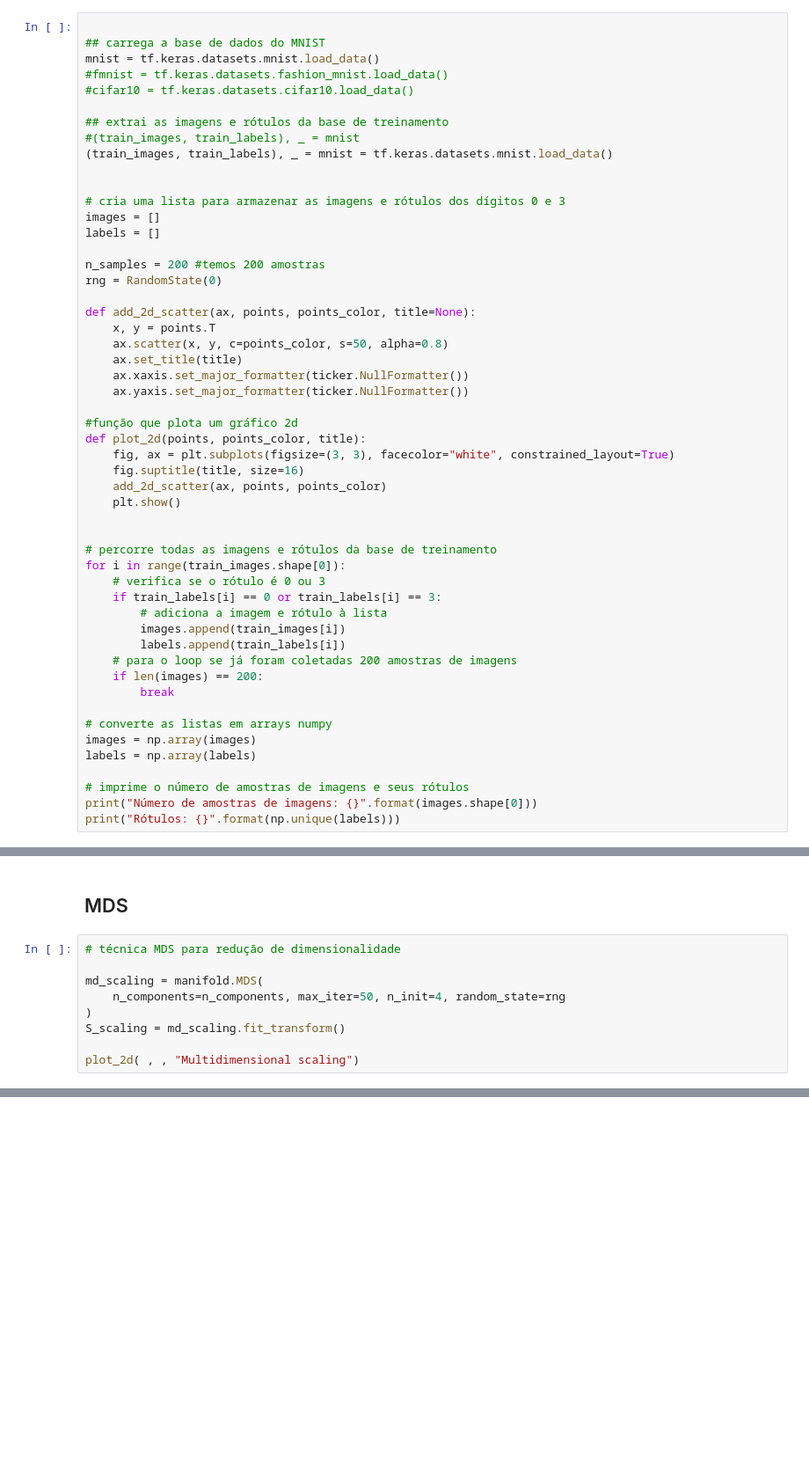
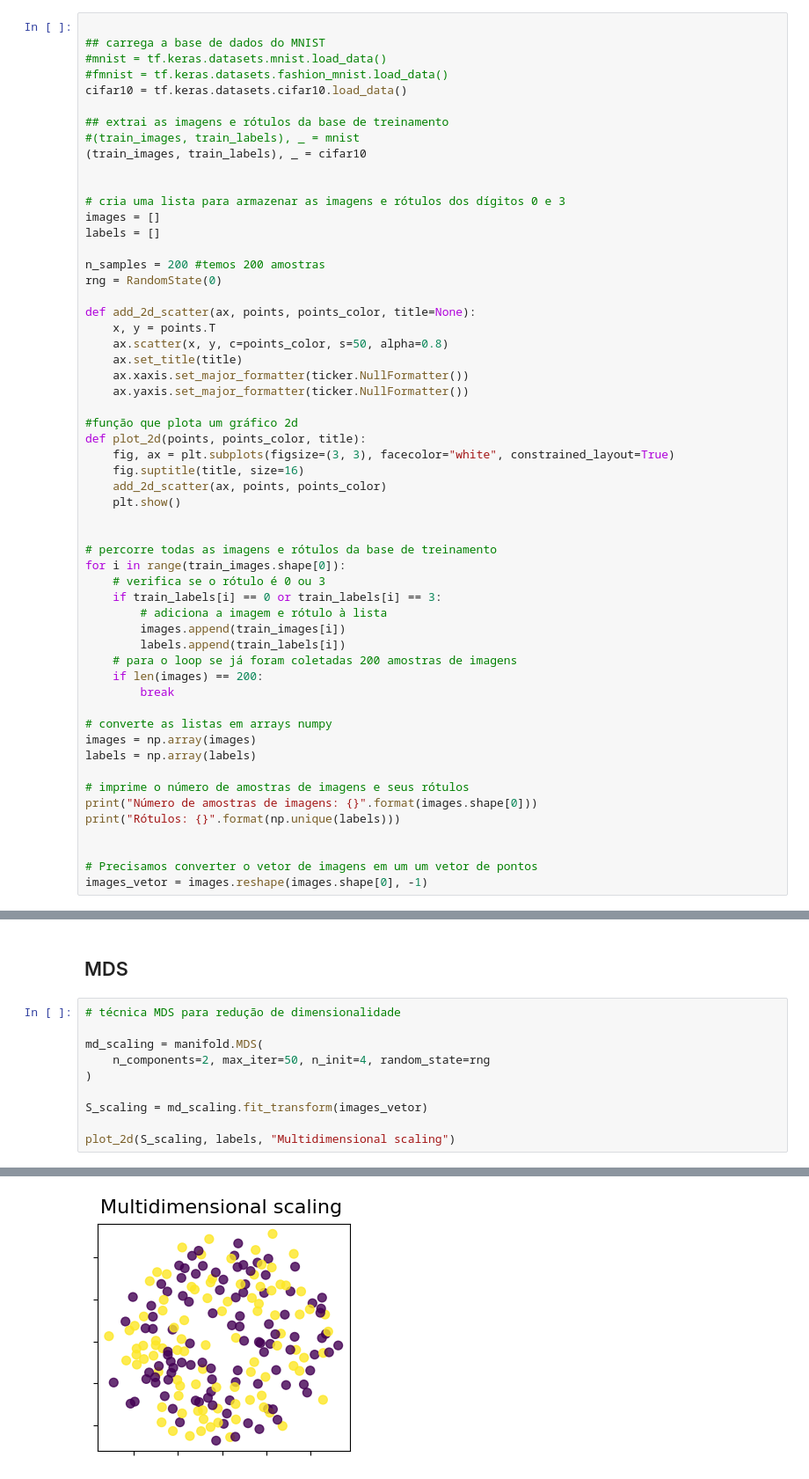
Before and after one commit to MisaelFalcaoDev/projetoAlgebra, a Jupyter notebook: AtividadeExtra.ipynb, the cells around one changed output, grey strips where cells are left out. Shown at 88% size. Drawn from its saved outputs; the diff is of its cells as text; blank space fills up the shorter version.

```diff
--- a/AtividadeExtra.ipynb
+++ b/AtividadeExtra.ipynb
@@ -12,13 +12,13 @@ from matplotlib import ticker
 # %%
 
 ## carrega a base de dados do MNIST
-mnist = tf.keras.datasets.mnist.load_data()
+#mnist = tf.keras.datasets.mnist.load_data()
 #fmnist = tf.keras.datasets.fashion_mnist.load_data()
-#cifar10 = tf.keras.datasets.cifar10.load_data()
+cifar10 = tf.keras.datasets.cifar10.load_data()
 
 ## extrai as imagens e rótulos da base de treinamento
 #(train_images, train_labels), _ = mnist
-(train_images, train_labels), _ = mnist = tf.keras.datasets.mnist.load_data()
+(train_images, train_labels), _ = cifar10
 
 
 # cria uma lista para armazenar as imagens e rótulos dos dígitos 0 e 3
@@ -61,4 +61,8 @@ labels = np.array(labels)
 # imprime o número de amostras de imagens e seus rótulos
 print("Número de amostras de imagens: {}".format(images.shape[0]))
 print("Rótulos: {}".format(np.unique(labels)))
+
+
+# Precisamos converter o vetor de imagens em um um vetor de pontos
+images_vetor = images.reshape(images.shape[0], -1)
 # %% [output]
@@ -85,9 +91,10 @@ plot_2d(Y_pca, S_color, "PCA")
 # técnica MDS para redução de dimensionalidade
 
 md_scaling = manifold.MDS(
-    n_components=n_components, max_iter=50, n_init=4, random_state=rng
+    n_components=2, max_iter=50, n_init=4, random_state=rng
 )
-S_scaling = md_scaling.fit_transform()
 
-plot_2d( , , "Multidimensional scaling")
+S_scaling = md_scaling.fit_transform(images_vetor)
+
+plot_2d(S_scaling, labels, "Multidimensional scaling")
 # %% [output]
@@ -94,0 +101 @@ SyntaxError: invalid syntax (2022937583.py, line 8)
+[figure, added]
```
Also changed, not shown: parts of 2 cells of this notebook.
